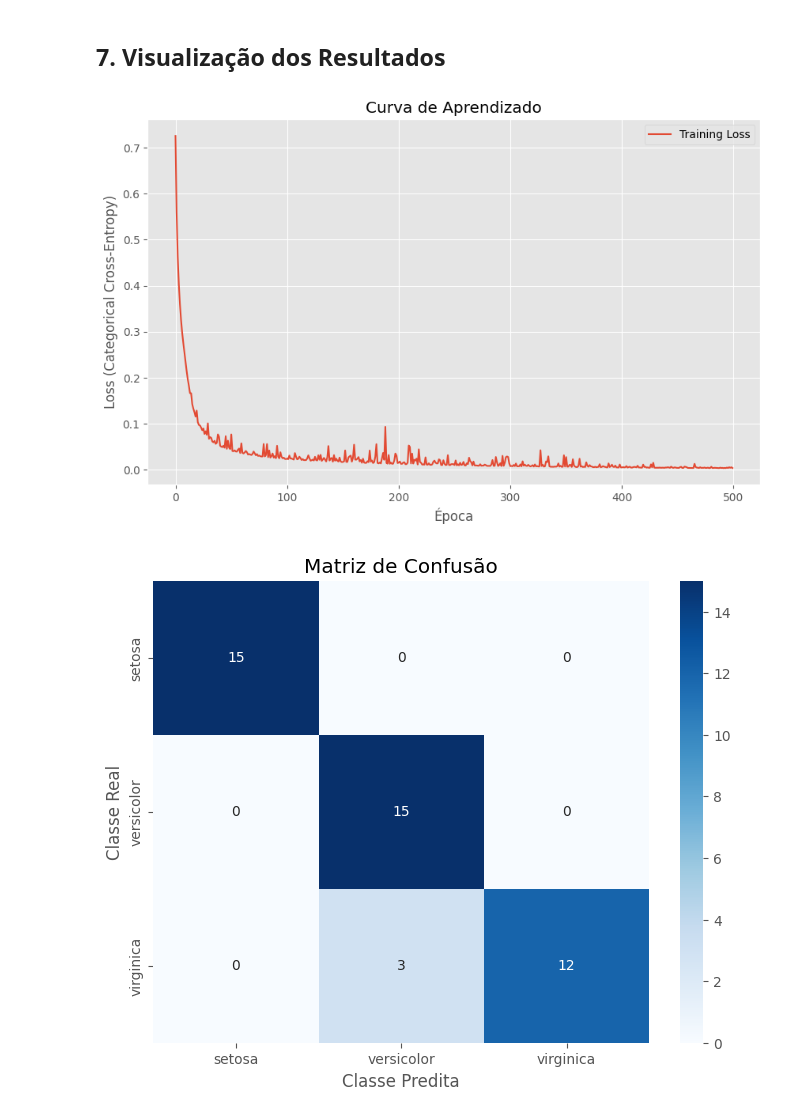
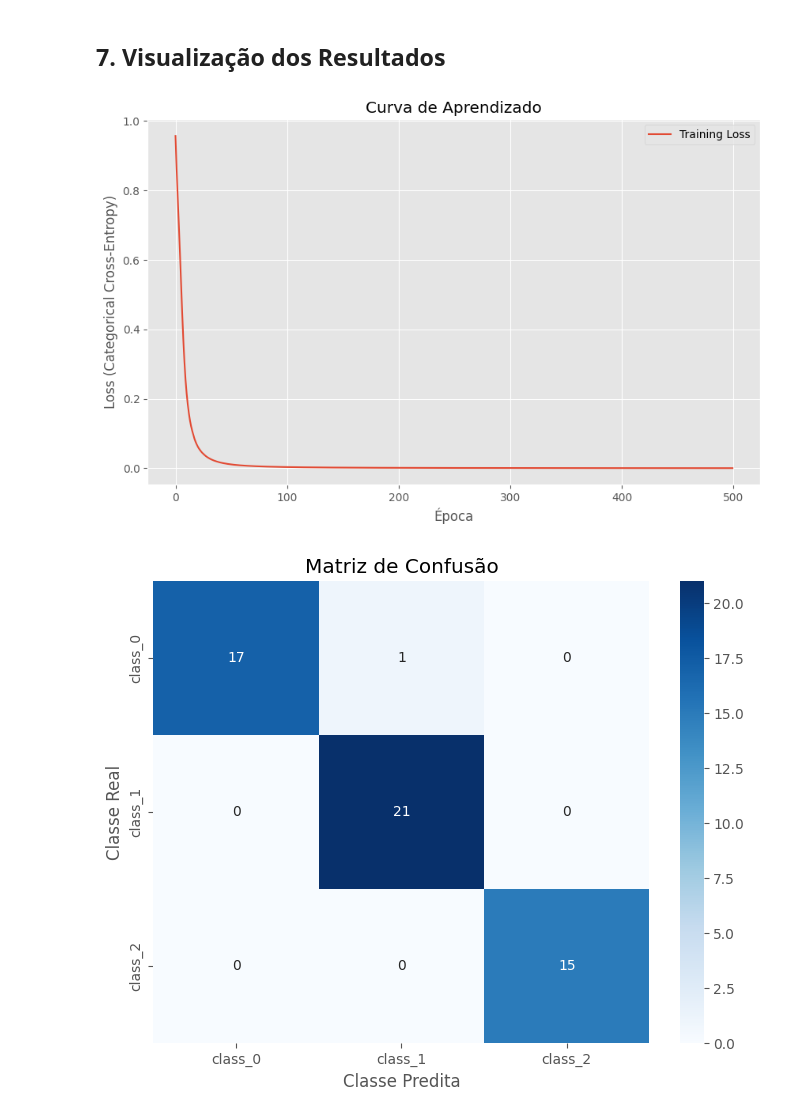
Before and after one commit to pedromandelli/RNA-Implementation, a Jupyter notebook: notebooks/classificacao_multiclasse/classificacao_multiclasse_exemplo.ipynb, the cells around one changed output. Drawn from its saved outputs; the diff is of its cells as text; code cells hidden in the pictures.

Commit message:
Alteei o dataset

```diff
--- a/notebooks/classificacao_multiclasse/classificacao_multiclasse_exemplo.ipynb
+++ b/notebooks/classificacao_multiclasse/classificacao_multiclasse_exemplo.ipynb
@@ -32,13 +32,13 @@ from src.rna import NeuralNetwork
 # %%
-# Carregar o conjunto de dados Iris
-from sklearn.datasets import load_iris
+# Carregar o conjunto de dados Wine
+from sklearn.datasets import load_wine
 
-iris = load_iris()
-X = iris.data
-y = iris.target.reshape(-1, 1)
+wine = load_wine()
+X = wine.data
+y = wine.target.reshape(-1, 1)
 
-df = pd.DataFrame(X, columns=iris.feature_names)
-df['species'] = pd.Categorical.from_codes(iris.target, iris.target_names)
+df = pd.DataFrame(X, columns=wine.feature_names)
+df['wine_class'] = pd.Categorical.from_codes(wine.target, wine.target_names)
 
 print("Primeiras 5 linhas do conjunto de dados:")
 df.head()
@@ -93,7 +92,7 @@ history = model.fit(
     X_train, y_train,
     epochs=500,
     batch_size=16,
-    learning_rate=0.1,
+    learning_rate=0.05,
     loss_function='categorical_crossentropy', # Usar a perda correta
     optimizer='momentum',
     verbose=True
@@ -151,20 +150,20 @@ plt.ylabel('Loss (Categorical Cross-Entropy)')
 plt.legend()
 plt.show()
 # %% [output]
-[figure, old version]
+[figure, new version]
 # %%
 # Visualizar a Matriz de Confusão
 cm = confusion_matrix(y_test_classes, y_pred_classes)
 
 plt.figure(figsize=(8, 6))
 sns.heatmap(cm, annot=True, fmt='d', cmap='Blues',
-            xticklabels=iris.target_names, yticklabels=iris.target_names)
+            xticklabels=wine.target_names, yticklabels=wine.target_names)
 plt.title('Matriz de Confusão')
 plt.xlabel('Classe Predita')
 plt.ylabel('Classe Real')
 plt.show()
 # %% [output]
-[figure, old version]
+[figure, new version]
 # %% [markdown]
 ## 8. Conclusão
 
```
Also changed, not shown: parts of 8 cells of this notebook, 1 other file.
